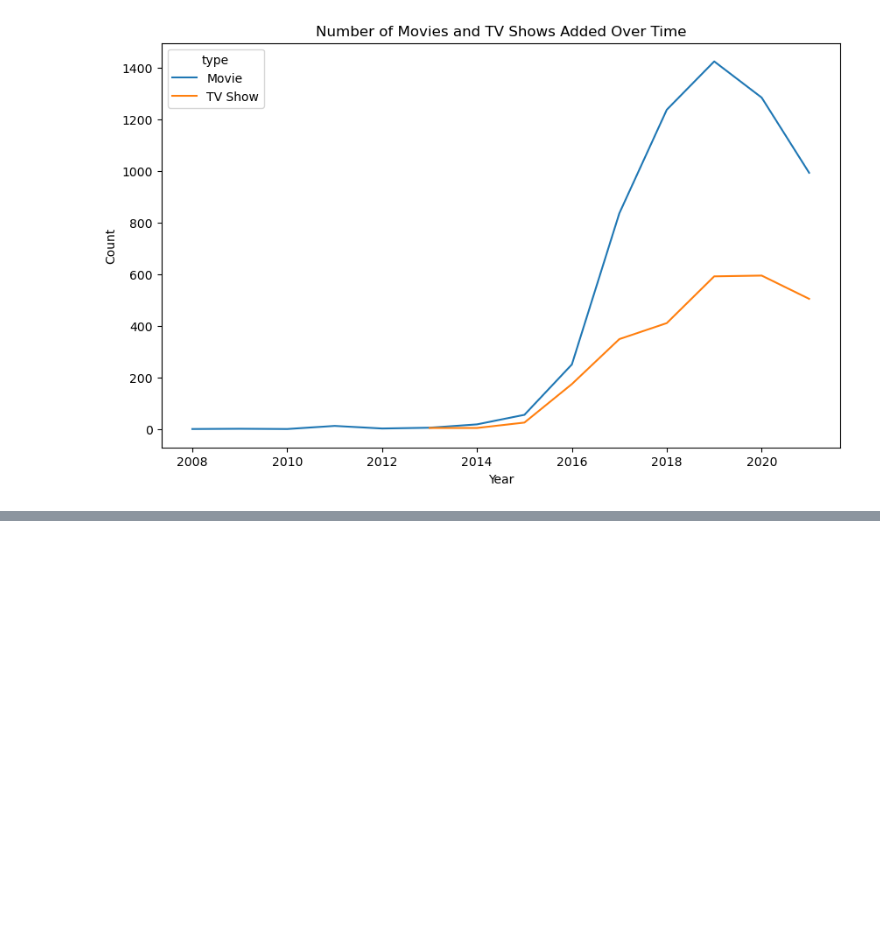
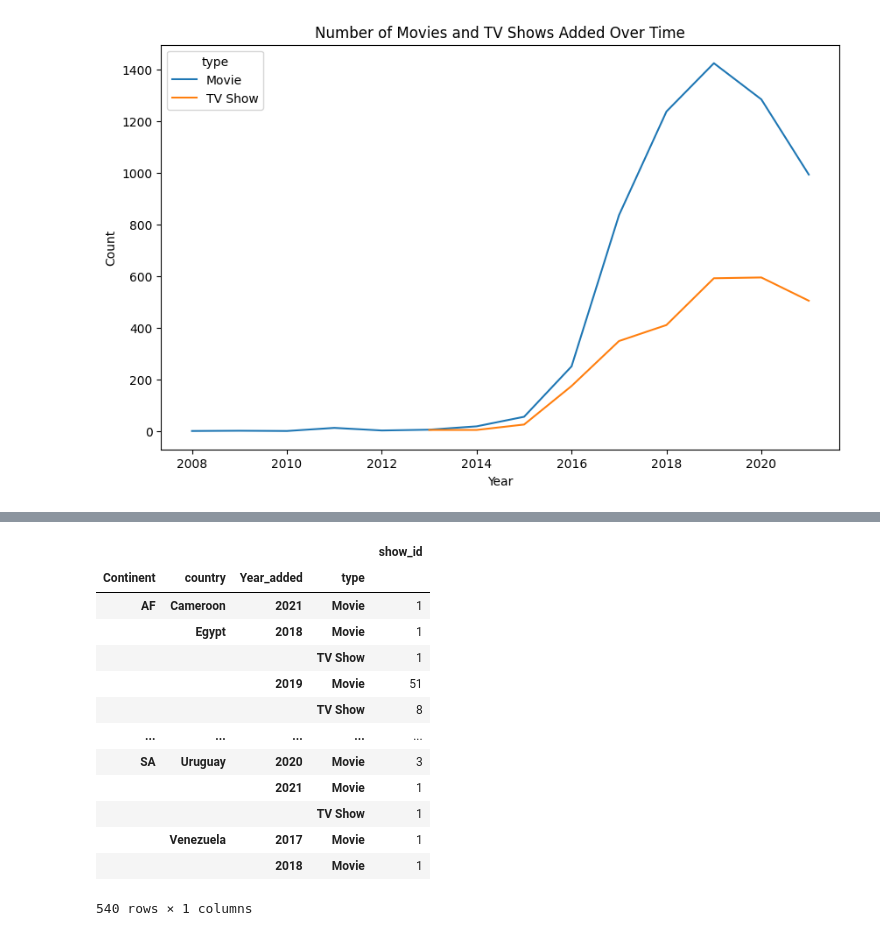
Before and after one commit to pydatakla/VisualizationWednesday, a Jupyter notebook: VisualizationWednesday/netflix/netflix_challenge.ipynb, the cells around one changed output, grey strips where cells are left out. Cells and saved outputs as stored; diff of their text form; code cells hidden in the pictures; blank space fills up the shorter version.

```diff
--- a/VisualizationWednesday/netflix/netflix_challenge.ipynb
+++ b/VisualizationWednesday/netflix/netflix_challenge.ipynb
@@ -620,0 +654,20 @@ plt.ylabel("Number of Movies");
+# %%
+from datetime import datetime
+netflix["Year_added"] = netflix["date_added"].apply(lambda x: x.strftime("%Y"))
+netflixYeardf = netflix.groupby(["Continent", "country", "Year_added", "type"])["show_id"].count().to_frame()
+netflixYeardf
+# %% [output]
+|  |  |  |  | show_id |
+| Continent | country | Year_added | type |  |
+| AF | Cameroon | 2021 | Movie | 1 |
+|  | Egypt | 2018 | Movie | 1 |
+|  |  |  | TV Show | 1 |
+|  |  | 2019 | Movie | 51 |
+|  |  |  | TV Show | 8 |
+| ... | ... | ... | ... | ... |
+| SA | Uruguay | 2020 | Movie | 3 |
+|  |  | 2021 | Movie | 1 |
+|  |  |  | TV Show | 1 |
+|  | Venezuela | 2017 | Movie | 1 |
+|  |  | 2018 | Movie | 1 |
+540 rows × 1 columns
```
Also changed, not shown: parts of 23 cells of this notebook, 24 other files.
